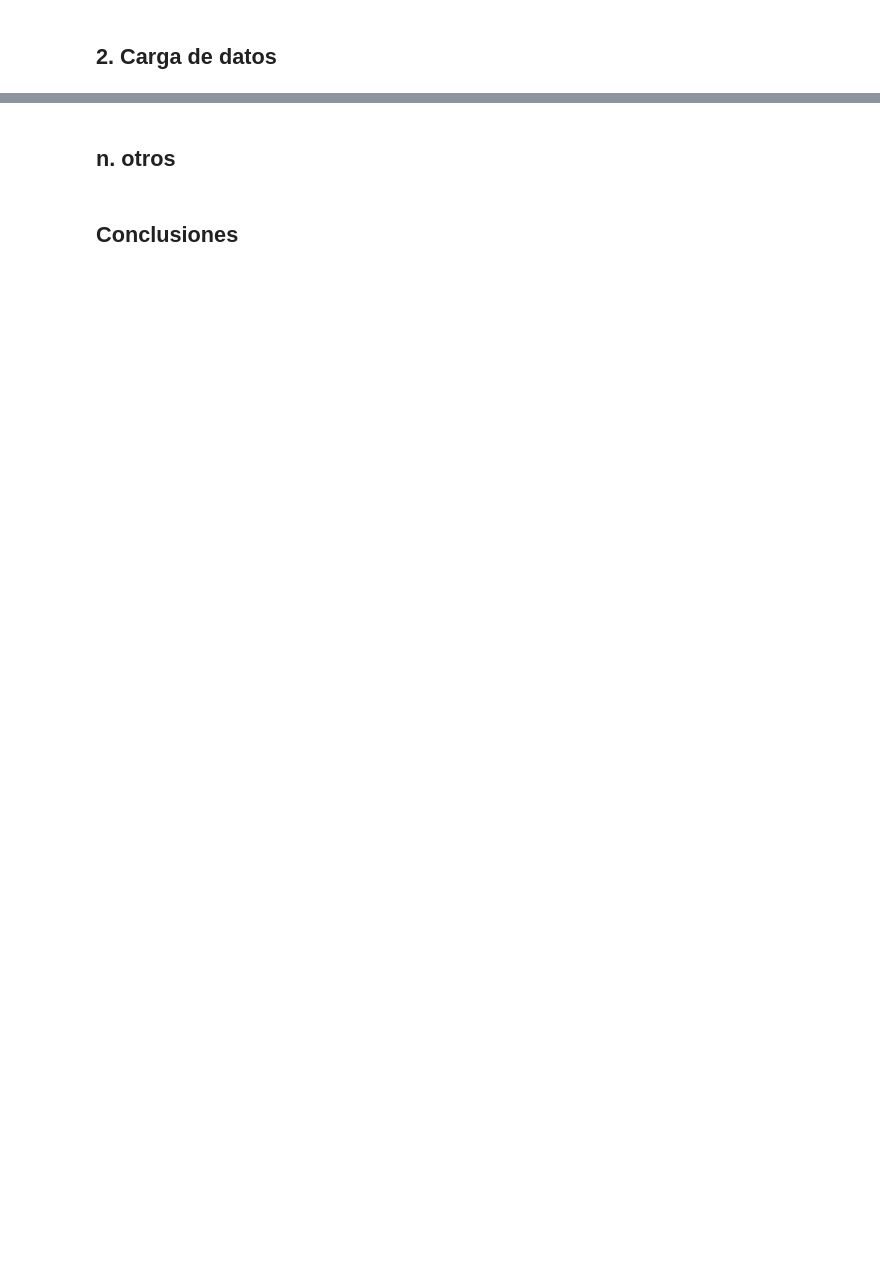
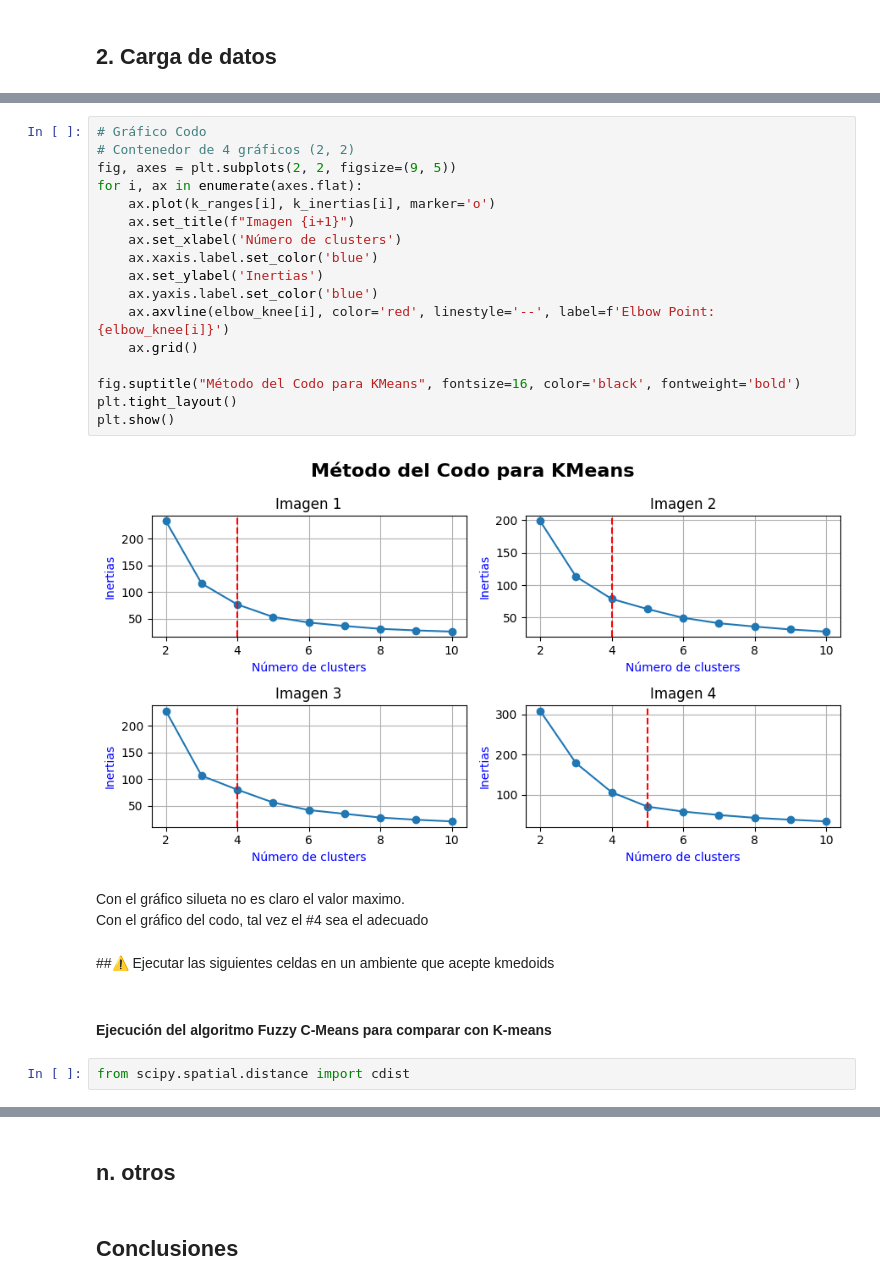
Before and after one commit to Jason-Morrill/mlns-proyecto-imagenes, a Jupyter notebook: Microproyecto1.ipynb, the cells around one changed output, grey strips where cells are left out. Cells and saved outputs as stored; diff of their text form; blank space fills up the shorter version.

```diff
--- a/Microproyecto1.ipynb
+++ b/Microproyecto1.ipynb
@@ -158,0 +315,28 @@ silhouette_plot(img_mod[3], "kmeans", k_min=2, k_max=10)
+# %%
+# Gráfico Codo
+# Contenedor de 4 gráficos (2, 2)
+fig, axes = plt.subplots(2, 2, figsize=(9, 5))
+for i, ax in enumerate(axes.flat):
+    ax.plot(k_ranges[i], k_inertias[i], marker='o')
+    ax.set_title(f"Imagen {i+1}")
+    ax.set_xlabel('Número de clusters')
+    ax.xaxis.label.set_color('blue')
+    ax.set_ylabel('Inertias')
+    ax.yaxis.label.set_color('blue')
+    ax.axvline(elbow_knee[i], color='red', linestyle='--', label=f'Elbow Point: {elbow_knee[i]}')
+    ax.grid()
+
+fig.suptitle("Método del Codo para KMeans", fontsize=16, color='black', fontweight='bold')
+plt.tight_layout()
+plt.show()
+# %% [output]
+[figure, added]
+# %% [markdown]
+Con el gráfico silueta no es claro el valor maximo.
+Con el gráfico del codo, tal vez el #4 sea el adecuado
+# %% [markdown]
+##⚠️ Ejecutar las siguientes celdas en un ambiente que acepte kmedoids
+# %% [markdown]
+#### Ejecución del algoritmo Fuzzy C-Means para comparar con K-means
+# %%
+from scipy.spatial.distance import cdist
```
Also changed, not shown: parts of 93 cells of this notebook.
